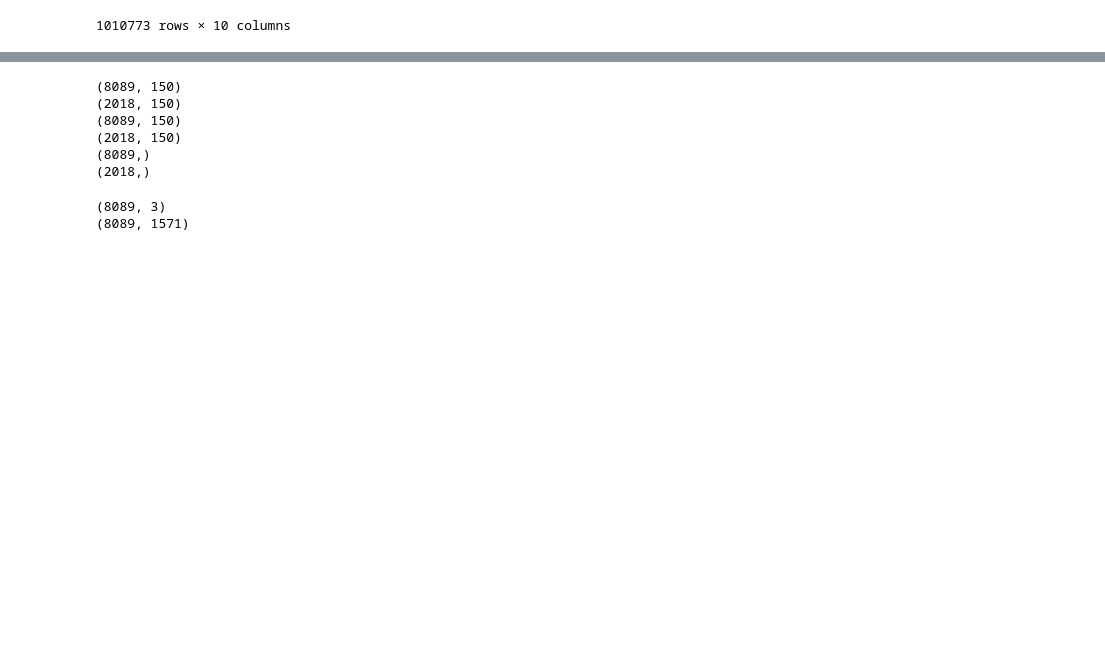
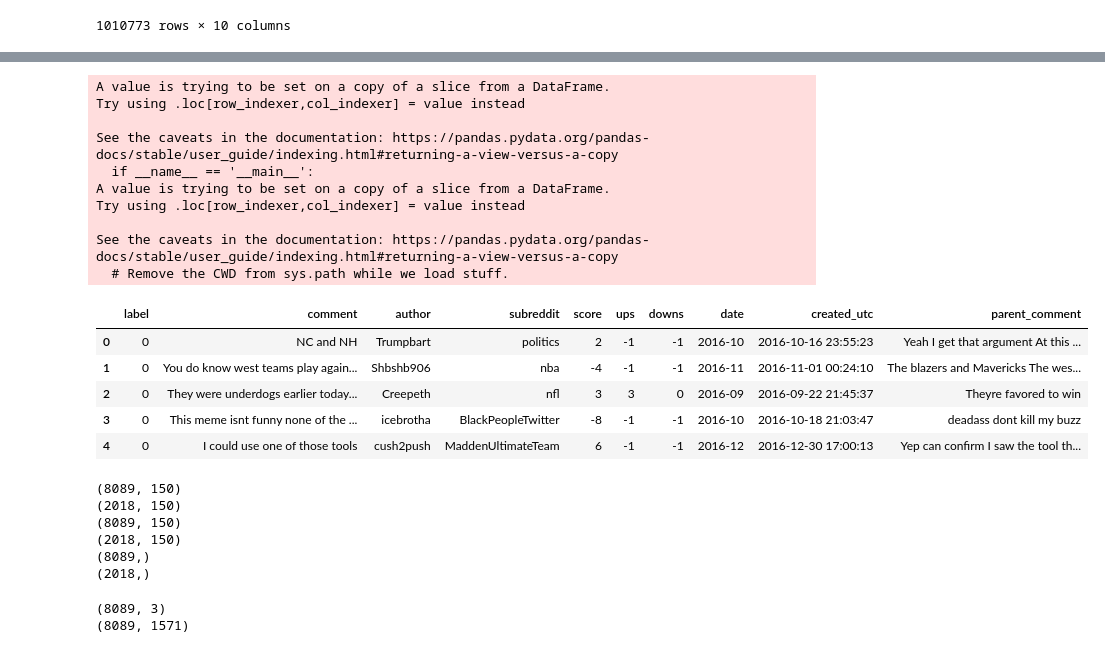
Before and after one commit to dannydhkim/Reddit_Sarcasm, a Jupyter notebook: Sarcasm Detection_model_v2.ipynb, the cells around one changed output, grey strips where cells are left out. Saved outputs shown, nothing was run; the diff lists cells and outputs as text; code cells hidden in the pictures; blank space fills up the shorter version.

```diff
--- a/Sarcasm Detection_model_v2.ipynb
+++ b/Sarcasm Detection_model_v2.ipynb
@@ -30,8 +31,8 @@ df.head()
 | 3 | 0 | This meme isn't funny none of the... | icebrotha | BlackPeopleTwitter | -8 | -1 | -1 | 2016-10 | 2016-10-18 21:03:47 | deadass don't kill my buzz |
 | 4 | 0 | I could use one of those tools. | cush2push | MaddenUltimateTeam | 6 | -1 | -1 | 2016-12 | 2016-12-30 17:00:13 | Yep can confirm I saw the tool th... |
 # %%
-df1 = df.dropna(subset=['comment'])
-df1
+train = df.dropna(subset=['comment','parent_comment'])
+train
 # %% [output]
 |  | label | comment | author | subreddit | score | ups | downs | date | created_utc | parent_comment |
 | 0 | 0 | NC and NH. | Trumpbart | politics | 2 | -1 | -1 | 2016-10 | 2016-10-16 23:55:23 | Yeah, I get that argument. At thi... |
@@ -89,0 +50,29 @@ sample_downs = downs.loc[sample_df_idx]
+# %%
+def remove_punc(comment):
+    '''This function uses str methods from the string class to remove punctuation from the text.'''
+
+    # replace punctuation with '' (no space)
+    translator = str.maketrans('', '', string.punctuation)
+
+    # return the text stripped of punctuation marks
+    return comment.translate(translator)
+train['comment'] = train['comment'].apply(remove_punc)
+train['parent_comment'] = train['parent_comment'].apply(remove_punc)
+train.head()
+# %% [output]
+A value is trying to be set on a copy of a slice from a DataFrame.
+Try using .loc[row_indexer,col_indexer] = value instead
+
+See the caveats in the documentation: https://pandas.pydata.org/pandas-docs/stable/user_guide/indexing.html#returning-a-view-versus-a-copy
+  if __name__ == '__main__':
+A value is trying to be set on a copy of a slice from a DataFrame.
+Try using .loc[row_indexer,col_indexer] = value instead
+
+See the caveats in the documentation: https://pandas.pydata.org/pandas-docs/stable/user_guide/indexing.html#returning-a-view-versus-a-copy
+  # Remove the CWD from sys.path while we load stuff.
+|  | label | comment | author | subreddit | score | ups | downs | date | created_utc | parent_comment |
+| 0 | 0 | NC and NH | Trumpbart | politics | 2 | -1 | -1 | 2016-10 | 2016-10-16 23:55:23 | Yeah I get that argument At this ... |
+| 1 | 0 | You do know west teams play again... | Shbshb906 | nba | -4 | -1 | -1 | 2016-11 | 2016-11-01 00:24:10 | The blazers and Mavericks The wes... |
+| 2 | 0 | They were underdogs earlier today... | Creepeth | nfl | 3 | 3 | 0 | 2016-09 | 2016-09-22 21:45:37 | Theyre favored to win |
+| 3 | 0 | This meme isnt funny none of the ... | icebrotha | BlackPeopleTwitter | -8 | -1 | -1 | 2016-10 | 2016-10-18 21:03:47 | deadass dont kill my buzz |
+| 4 | 0 | I could use one of those tools | cush2push | MaddenUltimateTeam | 6 | -1 | -1 | 2016-12 | 2016-12-30 17:00:13 | Yep can confirm I saw the tool th... |
```
Also changed, not shown: parts of 13 cells of this notebook, 24 other files.
